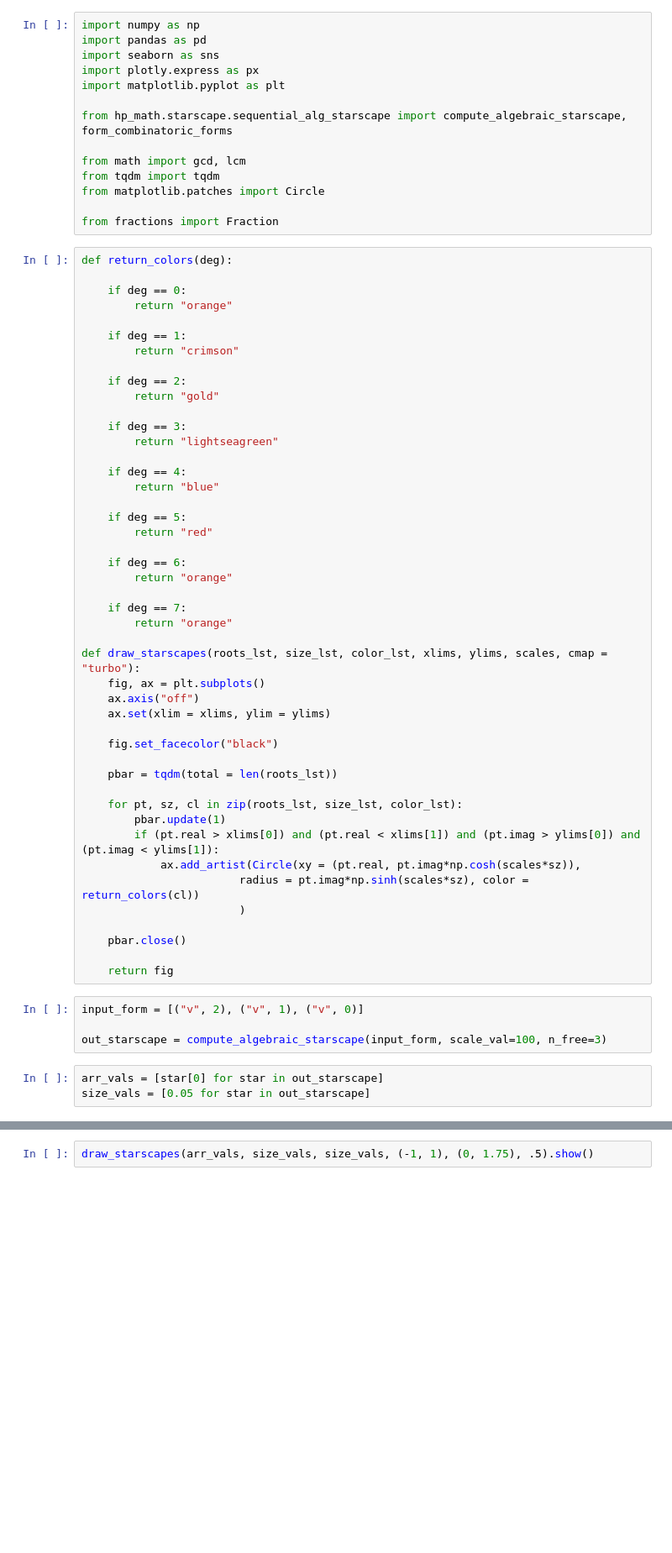
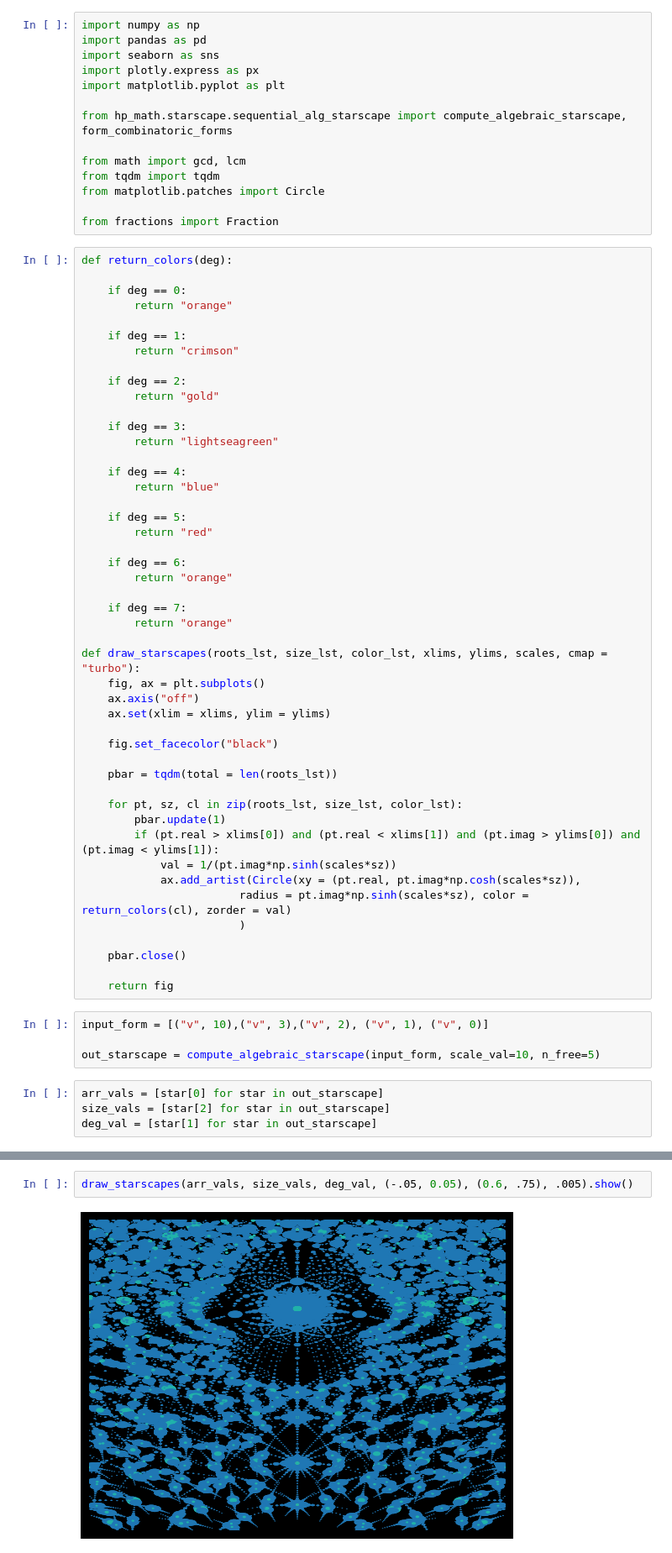
Before and after one commit to john84122/hp_mathematics, a Jupyter notebook: jupyter_notebooks/playful_algebraic_starscape.ipynb, the cells around one changed output, grey strips where cells are left out. Shown at 84% size. Saved outputs shown, nothing was run; the diff lists cells and outputs as text; blank space fills up the shorter version.

Commit message:
added code for starscapes

```diff
--- a/jupyter_notebooks/playful_algebraic_starscape.ipynb
+++ b/jupyter_notebooks/playful_algebraic_starscape.ipynb
@@ -51,17 +51,19 @@ def draw_starscapes(roots_lst, size_lst, color_lst, xlims, ylims, scales, cmap =
     for pt, sz, cl in zip(roots_lst, size_lst, color_lst):
         pbar.update(1)
         if (pt.real > xlims[0]) and (pt.real < xlims[1]) and (pt.imag > ylims[0]) and (pt.imag < ylims[1]):
+            val = 1/(pt.imag*np.sinh(scales*sz))
             ax.add_artist(Circle(xy = (pt.real, pt.imag*np.cosh(scales*sz)),
-                        radius = pt.imag*np.sinh(scales*sz), color = return_colors(cl))
+                        radius = pt.imag*np.sinh(scales*sz), color = return_colors(cl), zorder = val)
                         )
 
     pbar.close()
 
     return fig
 # %%
-input_form = [("v", 2), ("v", 1), ("v", 0)]
+input_form = [("v", 10),("v", 3),("v", 2), ("v", 1), ("v", 0)]
 
-out_starscape = compute_algebraic_starscape(input_form, scale_val=100, n_free=3)
+out_starscape = compute_algebraic_starscape(input_form, scale_val=10, n_free=5)
 # %%
 arr_vals = [star[0] for star in out_starscape]
-size_vals = [0.05 for star in out_starscape]
+size_vals = [star[2] for star in out_starscape]
+deg_val = [star[1] for star in out_starscape]
@@ -68,2 +74,4 @@ size_vals = [0.05 for star in out_starscape]
 # %%
-draw_starscapes(arr_vals, size_vals, size_vals, (-1, 1), (0, 1.75), .5).show()
+draw_starscapes(arr_vals, size_vals, deg_val, (-.05, 0.05), (0.6, .75), .005).show()
+# %% [output]
+[figure, added]
```
Also changed, not shown: parts of 4 cells of this notebook, 1 other file.
